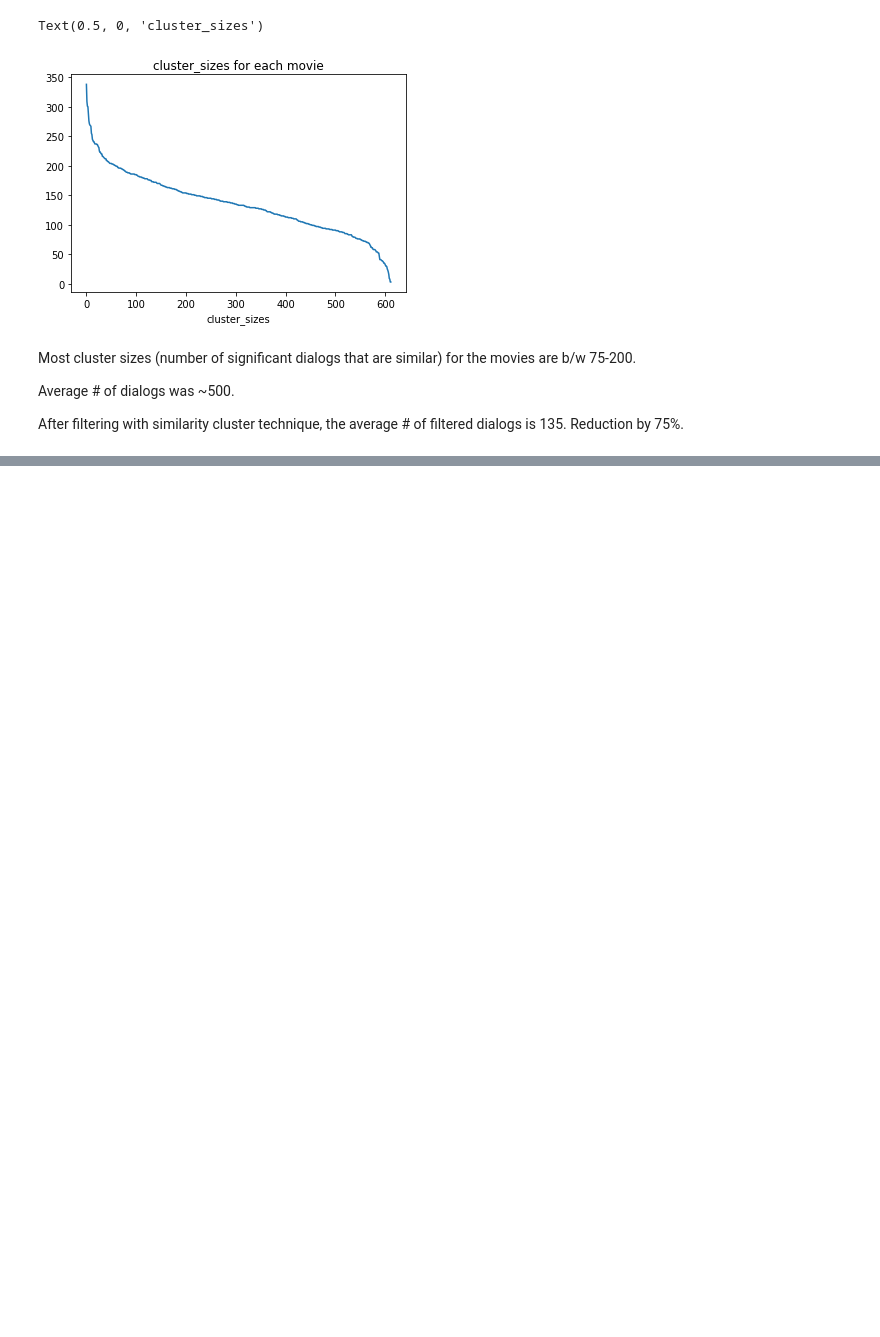
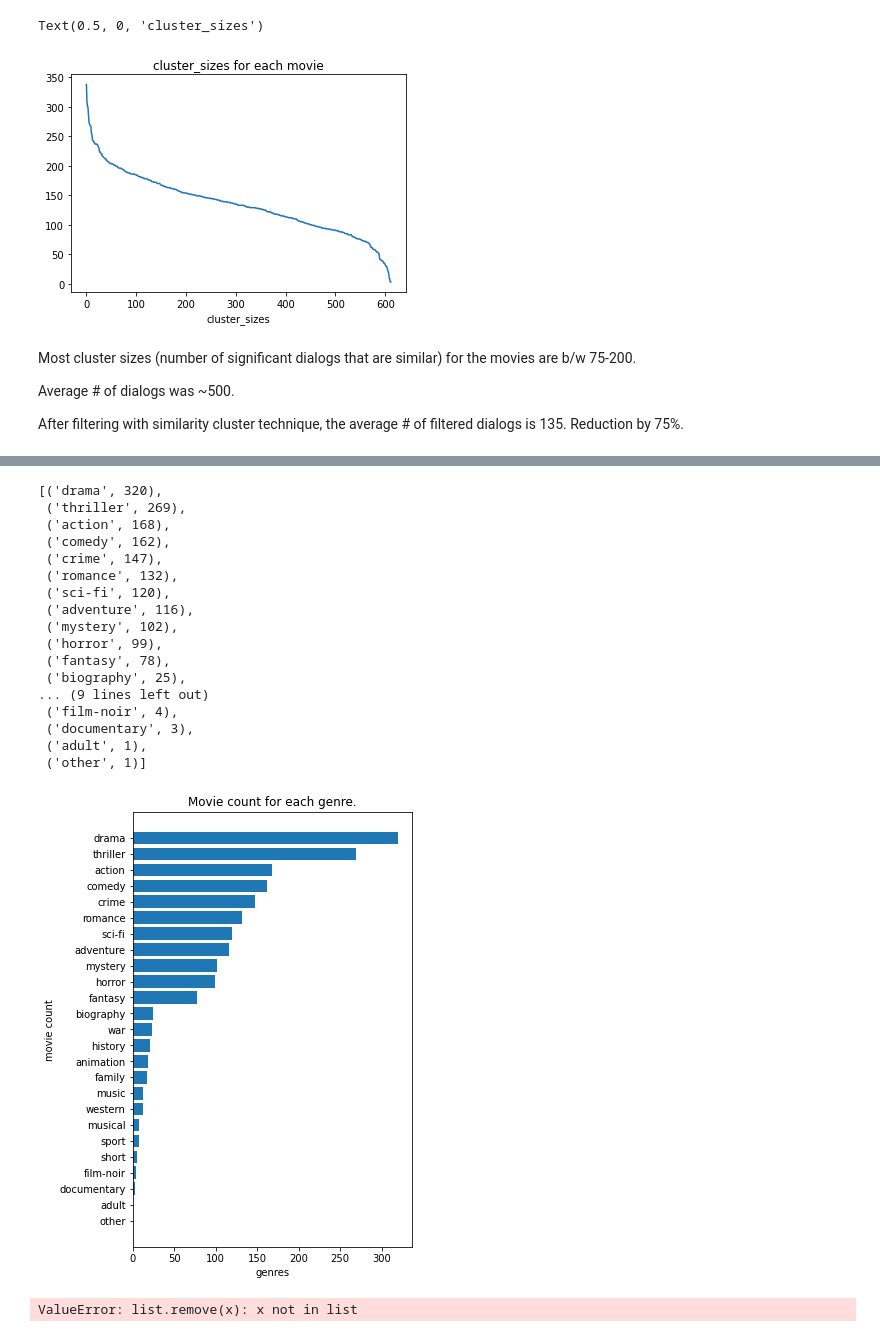
Before and after one commit to Akhilez/lexical_lab, a Jupyter notebook: companies/ginger/genre.ipynb, the cells around one changed output, grey strips where cells are left out. Drawn from its saved outputs; the diff is of its cells as text; code cells hidden in the pictures; blank space fills up the shorter version.

```diff
--- a/companies/ginger/genre.ipynb
+++ b/companies/ginger/genre.ipynb
@@ -252,6 +255,7 @@ def get_data(path: str):
 
 data_path = join(BASE_DIR, "data", "cornell movie-dialogs corpus")
 movies = get_data(data_path)
+movies_list = [movie for _, movie in movies.items()]
 # %% [markdown]
 Alright, we got all the data stored in `movies` dictionary.
 
@@ -322,7 +326,7 @@ Text(0.5, 0, '# of conversations')
 # plot number of dialogs for each movie
 
 num_dialogs = []
-for _, movie in movies.items():
+for movie in movies_list:
     num_dialogs_ = sum([len(convo.dialogs) for convo in movie.conversations])
     num_dialogs.append(num_dialogs_)
 
@@ -1295,13 +866,0 @@ sorted(genre_movies_count.items(), key=lambda item: item[1], reverse=True)
-# %%
-# Well, there's one movie without any genre. So let's put that as 'other'
-all_genres.append('other')
-all_genres.remove('')
-
-genre_movies_count['other'] = genre_movies_count['']
-del genre_movies_count['']
-
-# Let's also replace '' with 'other' in all movies
-for _, movie in movies.items():
-    if '' in movie.genres:
-        movie.genres.append('other')
-        movie.genres.remove('')
@@ -1378,0 +1138,14 @@ len(all_words)
+# %%
+bags_of_words_movie = []
+
+# Iterate over documents
+for _, movie in tqdm(movies.items()):
+    mini_doc_words = []
+
+    # iterate over mini-documents
+    for conversation in movie.conversations:
+        conversation = '. '.join(d.dialog for d in conversation.dialogs)
+        tokens = extract_words(conversation)
+        mini_doc_words.append(tokens)
+
+    bags_of_words_movie.append(mini_doc_words)
@@ -1378,0 +1211,49 @@ len(all_words)
+# %%
+# Sorting by value to see which genres have the most movies.
+sorted_genres = sorted(genre_movies_count.items(), key=lambda item: item[1], reverse=True)
+all_genres = [p[0] for p in sorted_genres]
+
+plt.figure(figsize=(5, 8))
+plt.title("Movie count for each genre.")
+plt.xlabel("genres")
+plt.ylabel("movie count")
+plt.barh(
+    list(reversed(all_genres)),
+    list(reversed([p[1] for p in sorted_genres]))
+)
+
+sorted_genres
+# %% [output]
+[('drama', 320),
+ ('thriller', 269),
+ ('action', 168),
+ ('comedy', 162),
+ ('crime', 147),
+ ('romance', 132),
+ ('sci-fi', 120),
+ ('adventure', 116),
+ ('mystery', 102),
+ ('horror', 99),
+ ('fantasy', 78),
+ ('biography', 25),
+... (9 lines left out)
+ ('film-noir', 4),
+ ('documentary', 3),
+ ('adult', 1),
+ ('other', 1)]
+[figure, added]
+# %%
+# Well, there's one movie without any genre. So let's put that as 'other'
+all_genres.append('other')
+all_genres.remove('')
+
+genre_movies_count['other'] = genre_movies_count['']
+del genre_movies_count['']
+
+# Let's also replace '' with 'other' in all movies
+for movie in movies_list:
+    if '' in movie.genres:
+        movie.genres.append('other')
+        movie.genres.remove('')
+# %% [output]
+ValueError: list.remove(x): x not in list
```
Also changed, not shown: parts of 57 cells of this notebook.
